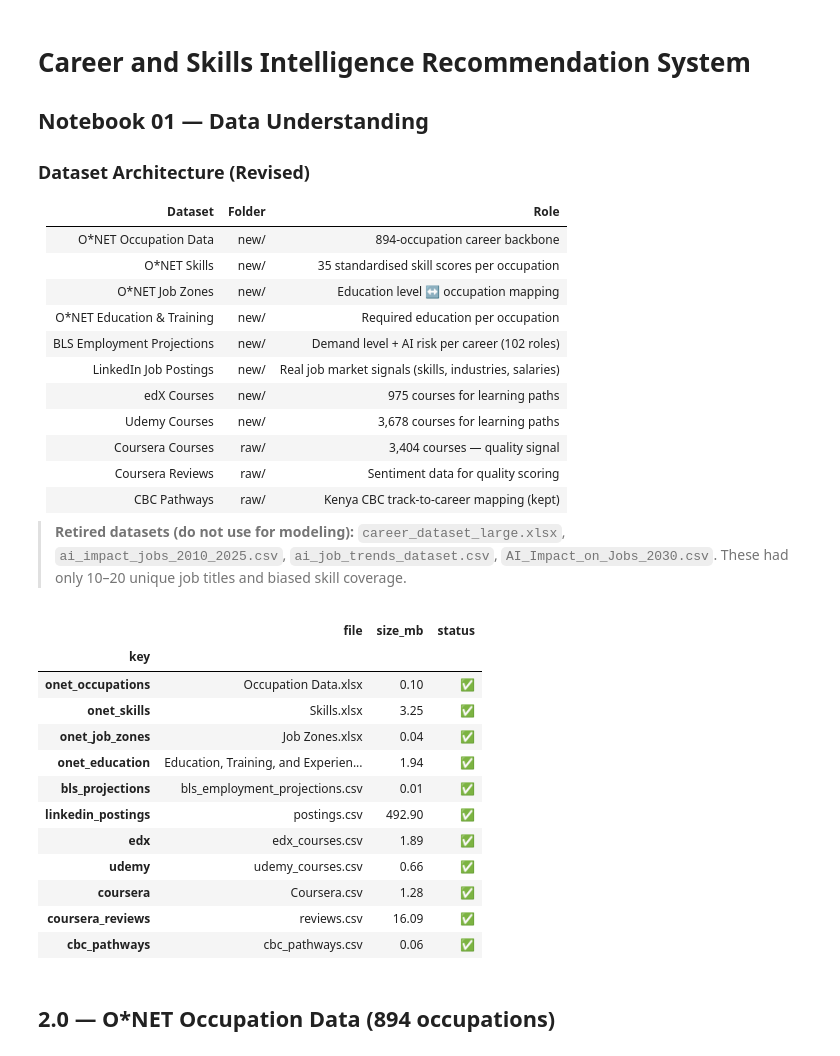
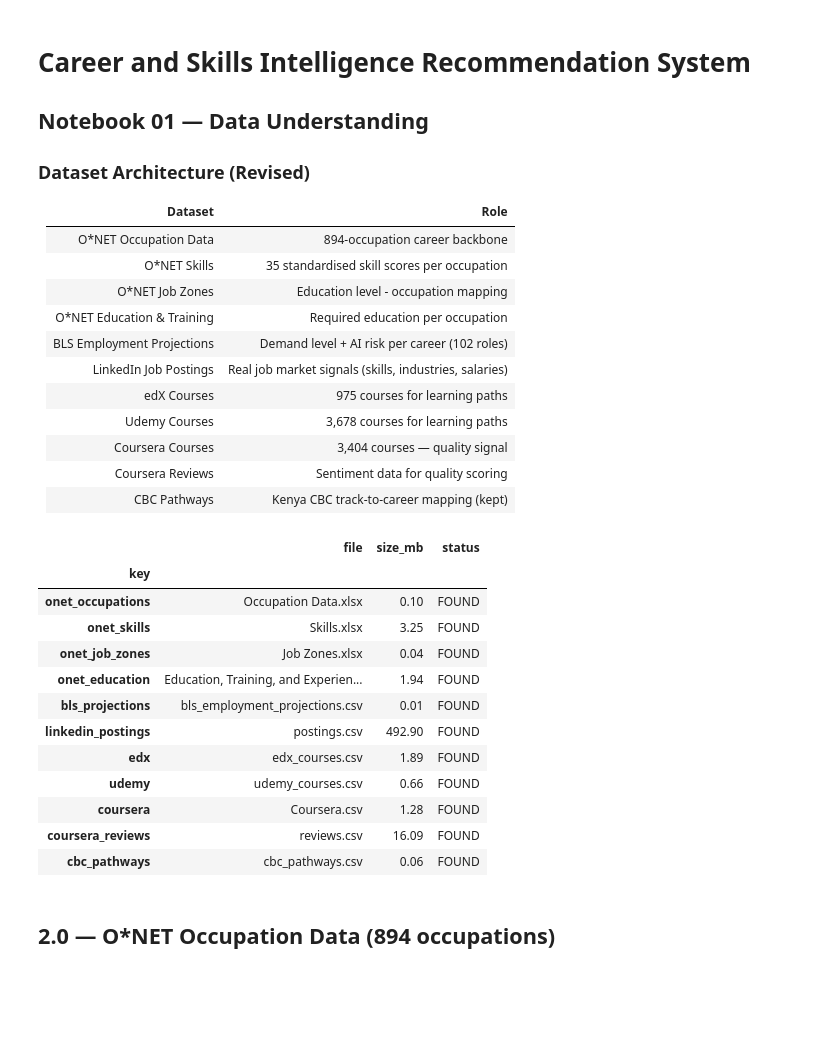
Before and after one commit to Mwanaishaali/Cap_Stone_Project, a Jupyter notebook: 01_data_understanding.ipynb, the cells around one changed output. Saved outputs shown, nothing was run; the diff lists cells and outputs as text; code cells hidden in the pictures; blank space fills up the shorter version.

Commit message:
edited data understanding

```diff
--- a/01_data_understanding.ipynb
+++ b/01_data_understanding.ipynb
@@ -4,21 +4,19 @@
 
 ### Dataset Architecture (Revised)
 
-| Dataset | Folder | Role |
-|---|---|---|
-| O\*NET Occupation Data | new/ | 894-occupation career backbone |
-| O\*NET Skills | new/ | 35 standardised skill scores per occupation |
-| O\*NET Job Zones | new/ | Education level ↔ occupation mapping |
-| O\*NET Education & Training | new/ | Required education per occupation |
-| BLS Employment Projections | new/ | Demand level + AI risk per career (102 roles) |
-| LinkedIn Job Postings | new/ | Real job market signals (skills, industries, salaries) |
-| edX Courses | new/ | 975 courses for learning paths |
-| Udemy Courses | new/ | 3,678 courses for learning paths |
-| Coursera Courses | raw/ | 3,404 courses — quality signal |
-| Coursera Reviews | raw/ | Sentiment data for quality scoring |
-| CBC Pathways | raw/ | Kenya CBC track-to-career mapping (kept) |
-
-> **Retired datasets (do not use for modeling):** `career_dataset_large.xlsx`, `ai_impact_jobs_2010_2025.csv`, `ai_job_trends_dataset.csv`, `AI_Impact_on_Jobs_2030.csv`. These had only 10–20 unique job titles and biased skill coverage.
+| Dataset | Role |
+|---|---|
+| O\*NET Occupation Data | 894-occupation career backbone |
+| O\*NET Skills | 35 standardised skill scores per occupation |
+| O\*NET Job Zones | Education level - occupation mapping |
+| O\*NET Education & Training | Required education per occupation |
+| BLS Employment Projections | Demand level + AI risk per career (102 roles) |
+| LinkedIn Job Postings | Real job market signals (skills, industries, salaries) |
+| edX Courses | 975 courses for learning paths |
+| Udemy Courses | 3,678 courses for learning paths |
+| Coursera Courses | 3,404 courses — quality signal |
+| Coursera Reviews |  Sentiment data for quality scoring |
+| CBC Pathways |  Kenya CBC track-to-career mapping (kept) |
 # %%
 import pandas as pd
 import numpy as np
@@ -32,46 +30,46 @@ from pathlib import Path
 warnings.filterwarnings('ignore')
 sys.path.append(str(Path.cwd()))
 from src.data_utils import DatasetSpec, inspect_dataset, resolve_dataset_file
 
 DATA_DIR = Path('DATA')
 
 DATASETS = {
     'onet_occupations':  DatasetSpec(name='O*NET Occupations',          base_name='new/Occupation Data',                    file_type='xlsx'),
     'onet_skills':       DatasetSpec(name='O*NET Skills',               base_name='new/Skills',                             file_type='xlsx'),
     'onet_job_zones':    DatasetSpec(name='O*NET Job Zones',            base_name='new/Job Zones',                          file_type='xlsx'),
     'onet_education':    DatasetSpec(name='O*NET Education & Training', base_name='new/Education, Training, and Experience', file_type='xlsx'),
     'bls_projections':   DatasetSpec(name='BLS Employment Projections', base_name='new/bls_employment_projections', file_type='csv'),
     'linkedin_postings': DatasetSpec(name='LinkedIn Job Postings',      base_name='new/postings', file_type='csv', read_kwargs={'low_memory': False}),
     'edx':               DatasetSpec(name='edX Courses',                base_name='new/edx_courses',    file_type='csv'),
     'udemy':             DatasetSpec(name='Udemy Courses',              base_name='new/udemy_courses',   file_type='csv'),
     'coursera':          DatasetSpec(name='Coursera Courses',           base_name='new/Coursera',        file_type='csv'),
     'coursera_reviews':  DatasetSpec(name='Coursera Reviews',           base_name='new/reviews',         file_type='csv'),
     'cbc_pathways':      DatasetSpec(name='CBC Pathways (Kenya)',        base_name='new/cbc_pathways',    file_type='csv'),
 }
 
 # Verify files
 resolution_log = []
 for key, spec in DATASETS.items():
     try:
         p = resolve_dataset_file(DATA_DIR, spec.base_name)
-        resolution_log.append({'key': key, 'file': p.name, 'size_mb': round(p.stat().st_size/1024**2,2), 'status': '✅'})
+        resolution_log.append({'key': key, 'file': p.name, 'size_mb': round(p.stat().st_size/1024**2,2), 'status': 'FOUND'})
     except FileNotFoundError:
-        resolution_log.append({'key': key, 'file': '—', 'size_mb': 0, 'status': '❌ NOT FOUND'})
+        resolution_log.append({'key': key, 'file': '—', 'size_mb': 0, 'status': 'NOT FOUND'})
 pd.DataFrame(resolution_log).set_index('key')
 # %% [output]
 |  | file | size_mb | status |
 | key |  |  |  |
-| onet_occupations | Occupation Data.xlsx | 0.10 | ✅ |
-| onet_skills | Skills.xlsx | 3.25 | ✅ |
-| onet_job_zones | Job Zones.xlsx | 0.04 | ✅ |
-| onet_education | Education, Training, and Experien... | 1.94 | ✅ |
-| bls_projections | bls_employment_projections.csv | 0.01 | ✅ |
-| linkedin_postings | postings.csv | 492.90 | ✅ |
-| edx | edx_courses.csv | 1.89 | ✅ |
-| udemy | udemy_courses.csv | 0.66 | ✅ |
-| coursera | Coursera.csv | 1.28 | ✅ |
-| coursera_reviews | reviews.csv | 16.09 | ✅ |
-| cbc_pathways | cbc_pathways.csv | 0.06 | ✅ |
+| onet_occupations | Occupation Data.xlsx | 0.10 | FOUND |
+| onet_skills | Skills.xlsx | 3.25 | FOUND |
+| onet_job_zones | Job Zones.xlsx | 0.04 | FOUND |
+| onet_education | Education, Training, and Experien... | 1.94 | FOUND |
+| bls_projections | bls_employment_projections.csv | 0.01 | FOUND |
+| linkedin_postings | postings.csv | 492.90 | FOUND |
+| edx | edx_courses.csv | 1.89 | FOUND |
+| udemy | udemy_courses.csv | 0.66 | FOUND |
+| coursera | Coursera.csv | 1.28 | FOUND |
+| coursera_reviews | reviews.csv | 16.09 | FOUND |
+| cbc_pathways | cbc_pathways.csv | 0.06 | FOUND |
 # %% [markdown]
 ## 2.0 — O\*NET Occupation Data (894 occupations)
 # %%
```
Also changed, not shown: parts of 2 cells of this notebook, 1 other file.
